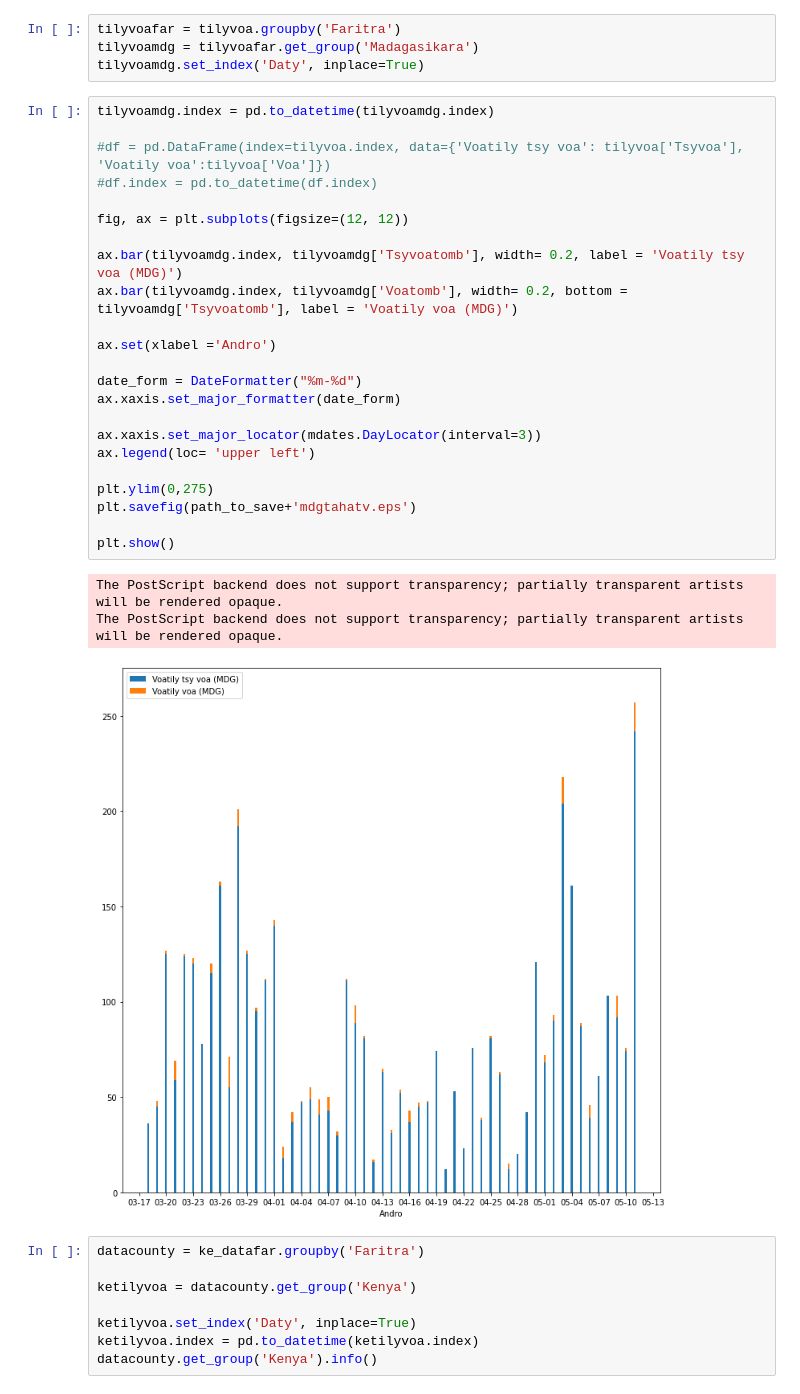
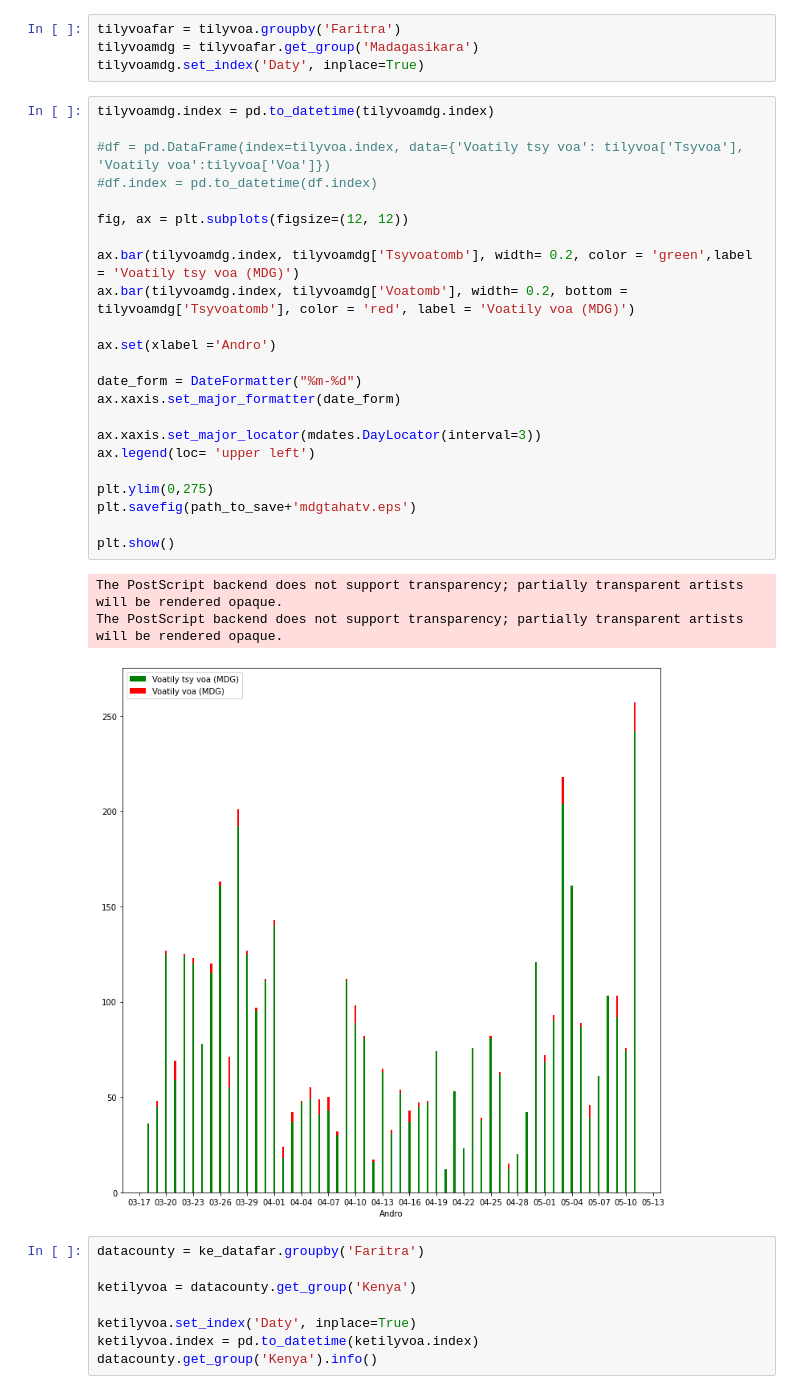
Before and after one commit to herysedra/covid19-mankaiza-clone, a Jupyter notebook: stats/Fampita_mdg_ke.ipynb, the cells around one changed output. Drawn from its saved outputs; the diff is of its cells as text.

```diff
--- a/stats/Fampita_mdg_ke.ipynb
+++ b/stats/Fampita_mdg_ke.ipynb
@@ -273,30 +273,30 @@ tilyvoamdg.set_index('Daty', inplace=True)
 # %%
 tilyvoamdg.index = pd.to_datetime(tilyvoamdg.index)
 
 #df = pd.DataFrame(index=tilyvoa.index, data={'Voatily tsy voa': tilyvoa['Tsyvoa'], 'Voatily voa':tilyvoa['Voa']})
 #df.index = pd.to_datetime(df.index)
 
 fig, ax = plt.subplots(figsize=(12, 12))
 
-ax.bar(tilyvoamdg.index, tilyvoamdg['Tsyvoatomb'], width= 0.2, label = 'Voatily tsy voa (MDG)')
-ax.bar(tilyvoamdg.index, tilyvoamdg['Voatomb'], width= 0.2, bottom = tilyvoamdg['Tsyvoatomb'], label = 'Voatily voa (MDG)')
+ax.bar(tilyvoamdg.index, tilyvoamdg['Tsyvoatomb'], width= 0.2, color = 'green',label = 'Voatily tsy voa (MDG)')
+ax.bar(tilyvoamdg.index, tilyvoamdg['Voatomb'], width= 0.2, bottom = tilyvoamdg['Tsyvoatomb'], color = 'red', label = 'Voatily voa (MDG)')
 
 ax.set(xlabel ='Andro')
 
 date_form = DateFormatter("%m-%d")
 ax.xaxis.set_major_formatter(date_form)
 
 ax.xaxis.set_major_locator(mdates.DayLocator(interval=3))
 ax.legend(loc= 'upper left')
 
 plt.ylim(0,275)
 plt.savefig(path_to_save+'mdgtahatv.eps')
 
 plt.show()
 # %% [output]
 The PostScript backend does not support transparency; partially transparent artists will be rendered opaque.
 The PostScript backend does not support transparency; partially transparent artists will be rendered opaque.
-[figure, old version]
+[figure, new version]
 # %%
 datacounty = ke_datafar.groupby('Faritra')
 
```
Also changed, not shown: parts of 3 cells of this notebook.
